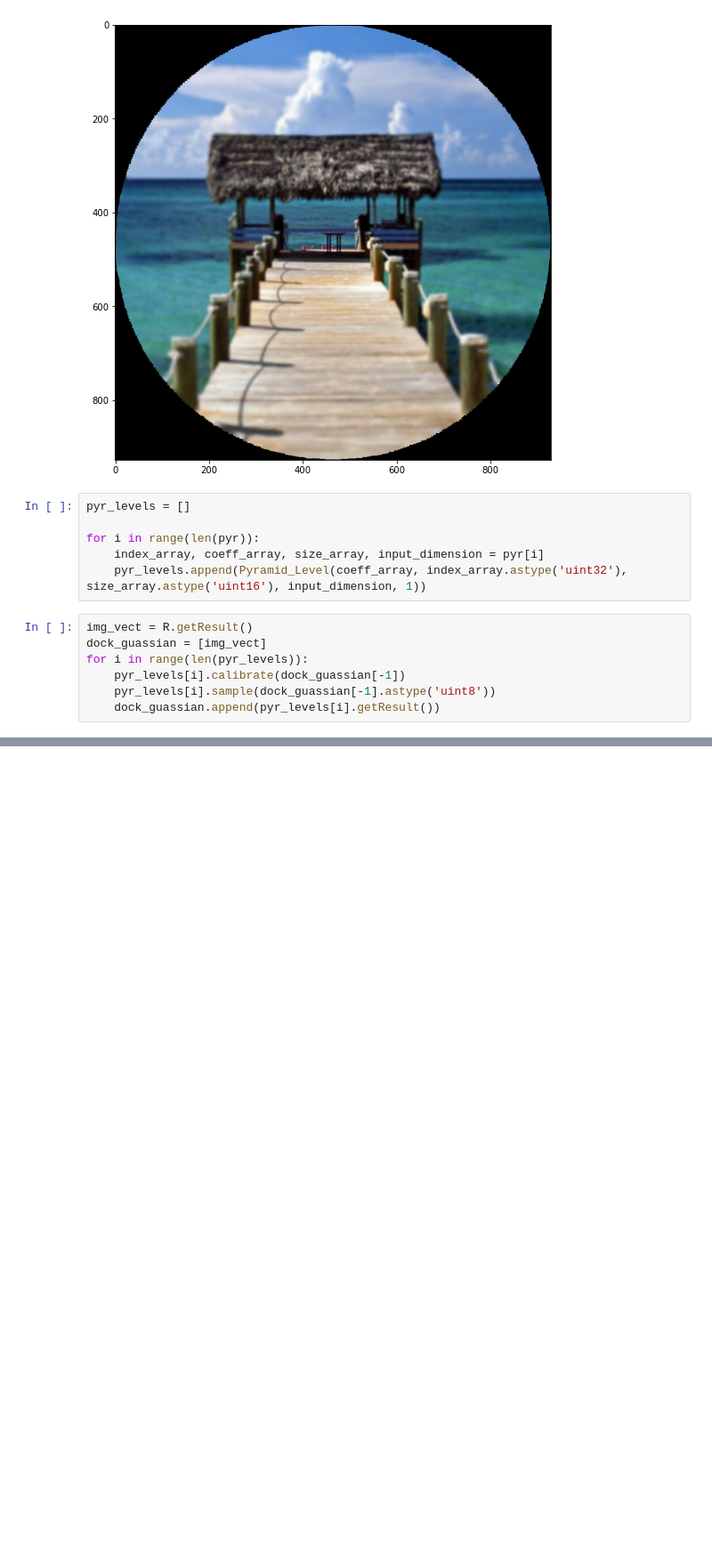
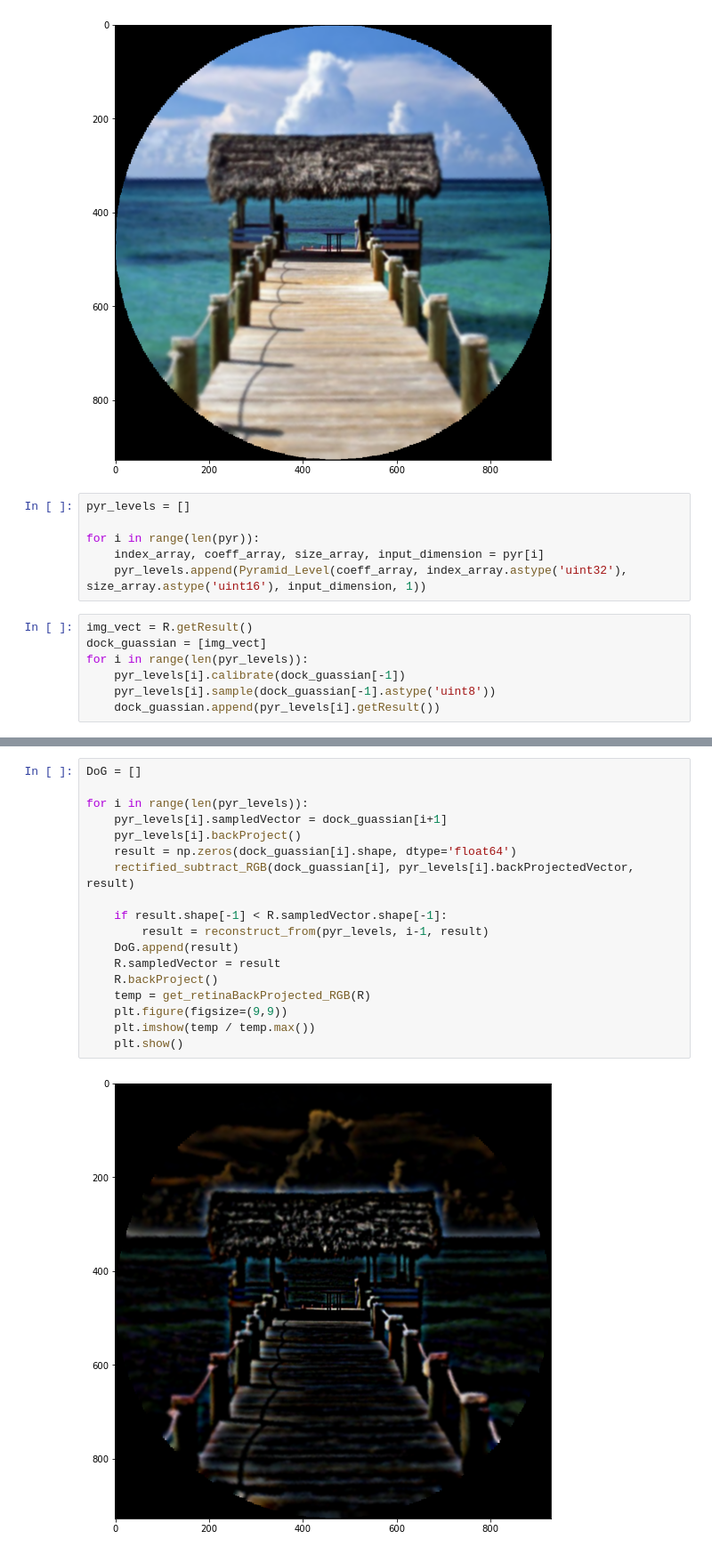
Before and after one commit to 2332575Y/RetinaV2, a Jupyter notebook: Pyramid example (Unstable types).ipynb, the cells around one changed output, grey strips where cells are left out. Shown at 89% size. Saved outputs shown, nothing was run; the diff lists cells and outputs as text; blank space fills up the shorter version.

```diff
--- a/Pyramid example (Unstable types).ipynb
+++ b/Pyramid example (Unstable types).ipynb
@@ -63,0 +91,20 @@ for i in range(len(reconstructions)):
+# %%
+DoG = []
+
+for i in range(len(pyr_levels)):
+    pyr_levels[i].sampledVector = dock_guassian[i+1]
+    pyr_levels[i].backProject()
+    result = np.zeros(dock_guassian[i].shape, dtype='float64')
+    rectified_subtract_RGB(dock_guassian[i], pyr_levels[i].backProjectedVector, result)
+
+    if result.shape[-1] < R.sampledVector.shape[-1]:
+        result = reconstruct_from(pyr_levels, i-1, result)
+    DoG.append(result)
+    R.sampledVector = result
+    R.backProject()
+    temp = get_retinaBackProjected_RGB(R)
+    plt.figure(figsize=(9,9))
+    plt.imshow(temp / temp.max())
+    plt.show()
+# %% [output]
+[figure, added]
```
Also changed, not shown: parts of 7 cells of this notebook.
